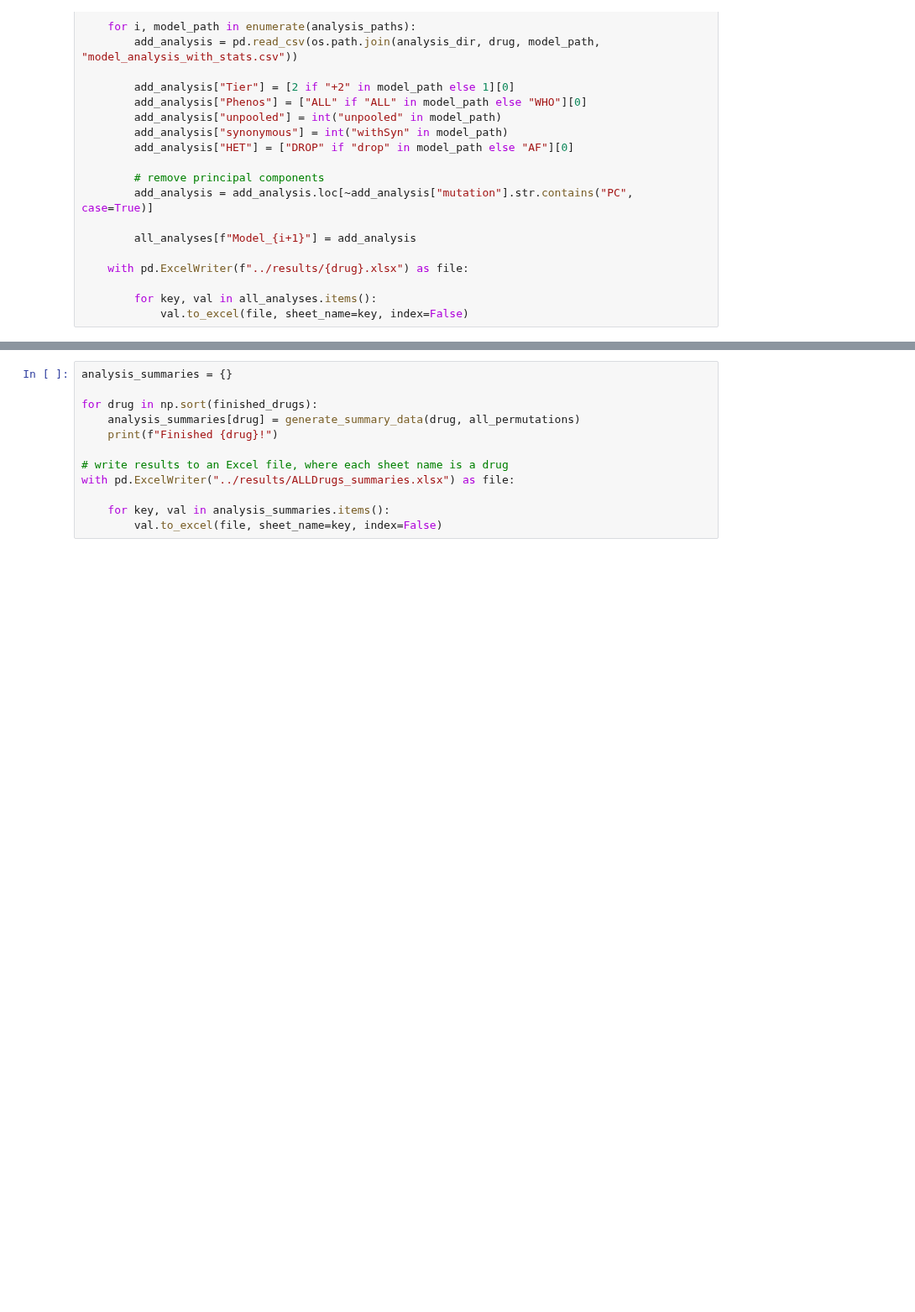
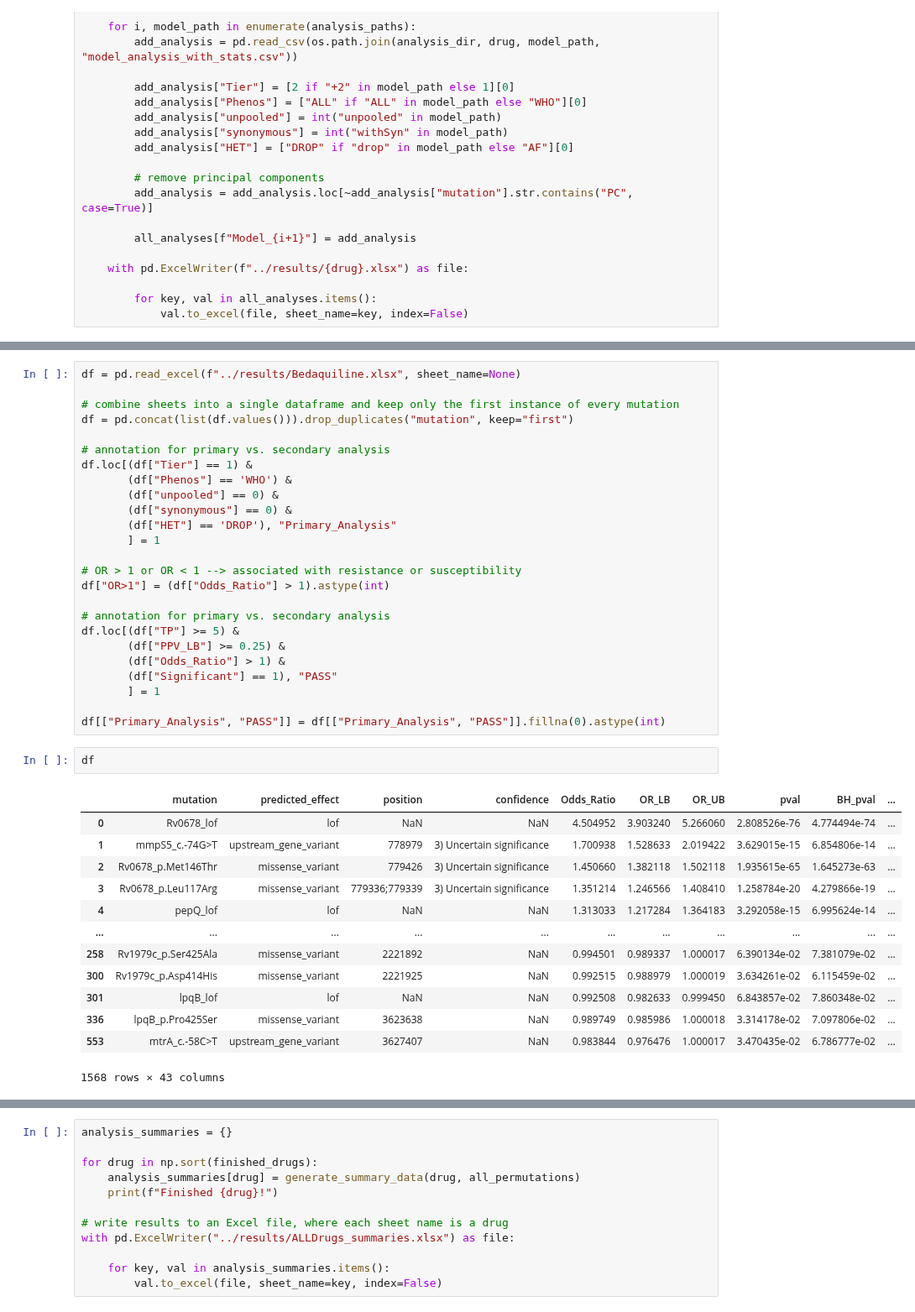
Before and after one commit to farhat-lab/who-analysis, a Jupyter notebook: analysis/analysis.ipynb, the cells around one changed output, grey strips where cells are left out. Shown at 84% size. Drawn from its saved outputs; the diff is of its cells as text; blank space fills up the shorter version.

```diff
--- a/analysis/analysis.ipynb
+++ b/analysis/analysis.ipynb
@@ -127,6 +117,47 @@ array([[1, 1, 1],
        [0, 1, 0],
        [0, 0, 1],
        [0, 0, 0]])
+# %%
+df = pd.read_excel(f"../results/Bedaquiline.xlsx", sheet_name=None)
+
+# combine sheets into a single dataframe and keep only the first instance of every mutation
+df = pd.concat(list(df.values())).drop_duplicates("mutation", keep="first")
+
+# annotation for primary vs. secondary analysis
+df.loc[(df["Tier"] == 1) &
+       (df["Phenos"] == 'WHO') &
+       (df["unpooled"] == 0) &
+       (df["synonymous"] == 0) &
+       (df["HET"] == 'DROP'), "Primary_Analysis"
+       ] = 1
+
+# OR > 1 or OR < 1 --> associated with resistance or susceptibility
+df["OR>1"] = (df["Odds_Ratio"] > 1).astype(int)
+
+# annotation for primary vs. secondary analysis
+df.loc[(df["TP"] >= 5) &
+       (df["PPV_LB"] >= 0.25) &
+       (df["Odds_Ratio"] > 1) &
+       (df["Significant"] == 1), "PASS"
+       ] = 1
+
+df[["Primary_Analysis", "PASS"]] = df[["Primary_Analysis", "PASS"]].fillna(0).astype(int)
+# %%
+df
+# %% [output]
+|  | mutation | predicted_effect | position | confidence | Odds_Ratio | OR_LB | OR_UB | pval | BH_pval | ... |
+| 0 | Rv0678_lof | lof | NaN | NaN | 4.504952 | 3.903240 | 5.266060 | 2.808526e-76 | 4.774494e-74 | ... |
+| 1 | mmpS5_c.-74G>T | upstream_gene_variant | 778979 | 3) Uncertain significance | 1.700938 | 1.528633 | 2.019422 | 3.629015e-15 | 6.854806e-14 | ... |
+| 2 | Rv0678_p.Met146Thr | missense_variant | 779426 | 3) Uncertain significance | 1.450660 | 1.382118 | 1.502118 | 1.935615e-65 | 1.645273e-63 | ... |
+| 3 | Rv0678_p.Leu117Arg | missense_variant | 779336;779339 | 3) Uncertain significance | 1.351214 | 1.246566 | 1.408410 | 1.258784e-20 | 4.279866e-19 | ... |
+| 4 | pepQ_lof | lof | NaN | NaN | 1.313033 | 1.217284 | 1.364183 | 3.292058e-15 | 6.995624e-14 | ... |
+| ... | ... | ... | ... | ... | ... | ... | ... | ... | ... | ... |
+| 258 | Rv1979c_p.Ser425Ala | missense_variant | 2221892 | NaN | 0.994501 | 0.989337 | 1.000017 | 6.390134e-02 | 7.381079e-02 | ... |
+| 300 | Rv1979c_p.Asp414His | missense_variant | 2221925 | NaN | 0.992515 | 0.988979 | 1.000019 | 3.634261e-02 | 6.115459e-02 | ... |
+| 301 | lpqB_lof | lof | NaN | NaN | 0.992508 | 0.982633 | 0.999450 | 6.843857e-02 | 7.860348e-02 | ... |
+| 336 | lpqB_p.Pro425Ser | missense_variant | 3623638 | NaN | 0.989749 | 0.985986 | 1.000018 | 3.314178e-02 | 7.097806e-02 | ... |
+| 553 | mtrA_c.-58C>T | upstream_gene_variant | 3627407 | NaN | 0.983844 | 0.976476 | 1.000017 | 3.470435e-02 | 6.786777e-02 | ... |
+1568 rows × 43 columns
 # %%
 def generate_summary_data(drug, all_permutations):
 
```
Also changed, not shown: parts of 10 cells of this notebook, 4 other files.
